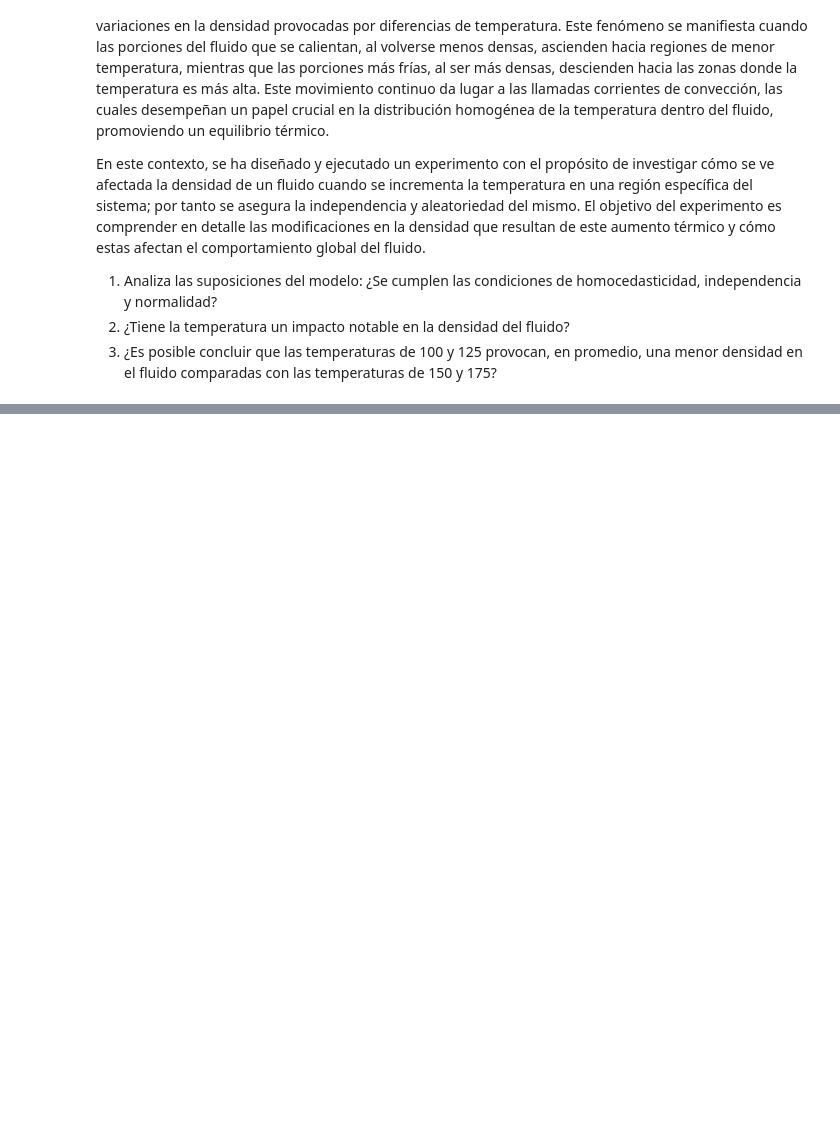
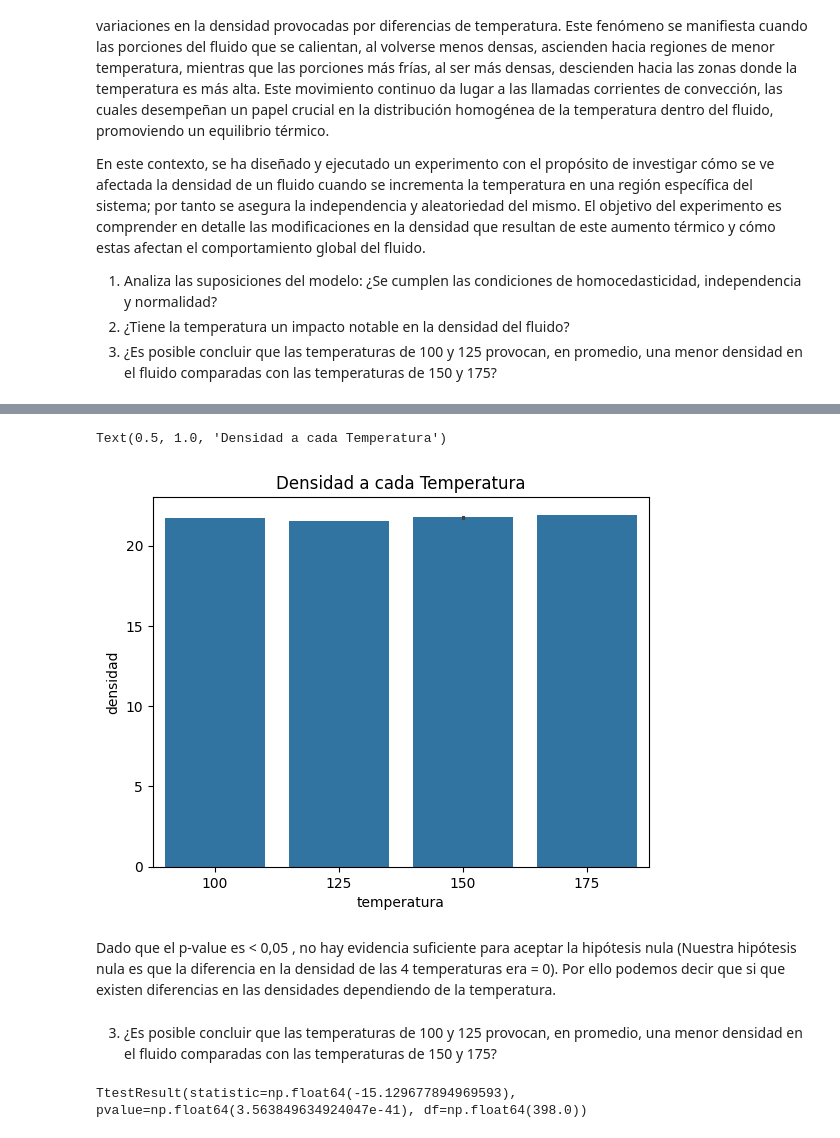
Before and after one commit to jgilsu11/laboratorio-modulo6-leccion03-1-ab-testing-parametrico, a Jupyter notebook: laboratorio-modulo6-leccion03-1-ab-testing-parametrico.ipynb, the cells around one changed output, grey strips where cells are left out. Cells and saved outputs as stored; diff of their text form; code cells hidden in the pictures; blank space fills up the shorter version.

```diff
--- a/laboratorio-modulo6-leccion03-1-ab-testing-parametrico.ipynb
+++ b/laboratorio-modulo6-leccion03-1-ab-testing-parametrico.ipynb
@@ -302,0 +319,16 @@ En este contexto, se ha diseñado y ejecutado un experimento con el propósito d
+# %%
+sns.barplot(x="temperatura", y= "densidad", data= fluidos)
+plt.title("Densidad a cada Temperatura")
+# %% [output]
+Text(0.5, 1.0, 'Densidad a cada Temperatura')
+[figure, added]
+# %% [markdown]
+Dado que el p-value es < 0,05 , no hay evidencia suficiente para aceptar la hipótesis nula (Nuestra hipótesis nula es que la diferencia en la densidad de las 4 temperaturas era = 0). Por ello podemos decir que si que existen diferencias en las densidades dependiendo de la temperatura.
+# %% [markdown]
+3. ¿Es posible concluir que las temperaturas de 100 y 125 provocan, en promedio, una menor densidad en el fluido comparadas con las temperaturas de 150 y 175?
+# %%
+grupo1 = fluidos[fluidos["temperatura"].isin([100, 125])]["densidad"]
+grupo2 = fluidos[fluidos["temperatura"].isin([150, 175])]["densidad"]
+print(stats.ttest_ind(grupo1, grupo2))
+# %% [output]
+TtestResult(statistic=np.float64(-15.129677894969593), pvalue=np.float64(3.563849634924047e-41), df=np.float64(398.0))
```
Also changed, not shown: parts of 28 cells of this notebook.
